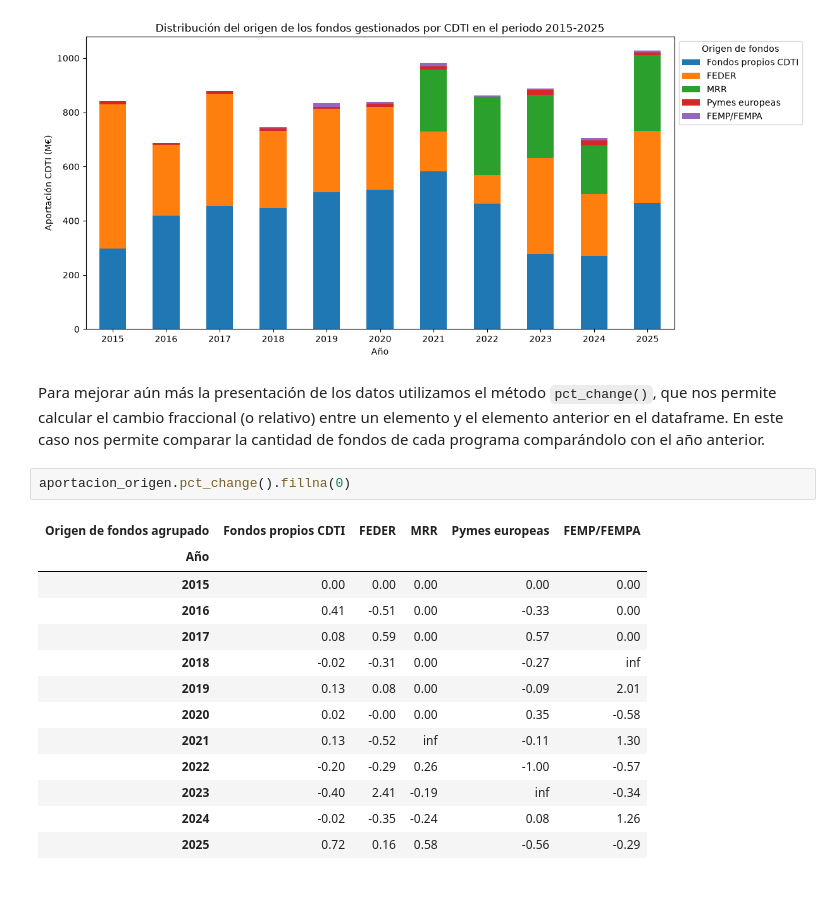
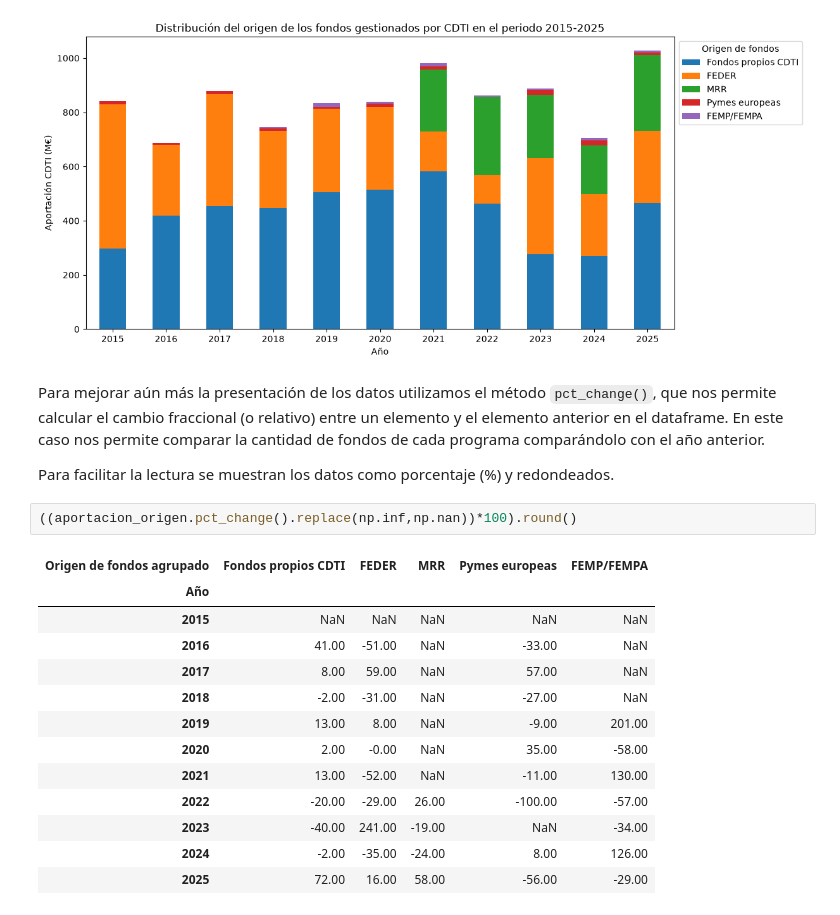
Before and after one commit to JacoboDX/cdti-funding-analysis, a Jupyter notebook: notebooks/analisis.ipynb, the cells around one changed output. Saved outputs shown, nothing was run; the diff lists cells and outputs as text.

Commit message:
Variación anual por origen de fondos

```diff
--- a/notebooks/analisis.ipynb
+++ b/notebooks/analisis.ipynb
@@ -474,22 +476,24 @@ plt.show()
 [figure]
 # %% [markdown]
 Para mejorar aún más la presentación de los datos utilizamos el método `pct_change()`, que nos permite calcular el cambio fraccional (o relativo) entre un elemento y el elemento anterior en el dataframe. En este caso nos permite comparar la cantidad de fondos de cada programa comparándolo con el año anterior.
+
+Para facilitar la lectura se muestran los datos como porcentaje (%) y redondeados.
 # %%
-aportacion_origen.pct_change().fillna(0)
+((aportacion_origen.pct_change().replace(np.inf,np.nan))*100).round()
 # %% [output]
 | Origen de fondos agrupado | Fondos propios CDTI | FEDER | MRR | Pymes europeas | FEMP/FEMPA |
 | Año |  |  |  |  |  |
-| 2015 | 0.00 | 0.00 | 0.00 | 0.00 | 0.00 |
-| 2016 | 0.41 | -0.51 | 0.00 | -0.33 | 0.00 |
-| 2017 | 0.08 | 0.59 | 0.00 | 0.57 | 0.00 |
-| 2018 | -0.02 | -0.31 | 0.00 | -0.27 | inf |
-| 2019 | 0.13 | 0.08 | 0.00 | -0.09 | 2.01 |
-| 2020 | 0.02 | -0.00 | 0.00 | 0.35 | -0.58 |
-| 2021 | 0.13 | -0.52 | inf | -0.11 | 1.30 |
-| 2022 | -0.20 | -0.29 | 0.26 | -1.00 | -0.57 |
-| 2023 | -0.40 | 2.41 | -0.19 | inf | -0.34 |
-| 2024 | -0.02 | -0.35 | -0.24 | 0.08 | 1.26 |
-| 2025 | 0.72 | 0.16 | 0.58 | -0.56 | -0.29 |
+| 2015 | NaN | NaN | NaN | NaN | NaN |
+| 2016 | 41.00 | -51.00 | NaN | -33.00 | NaN |
+| 2017 | 8.00 | 59.00 | NaN | 57.00 | NaN |
+| 2018 | -2.00 | -31.00 | NaN | -27.00 | NaN |
+| 2019 | 13.00 | 8.00 | NaN | -9.00 | 201.00 |
+| 2020 | 2.00 | -0.00 | NaN | 35.00 | -58.00 |
+| 2021 | 13.00 | -52.00 | NaN | -11.00 | 130.00 |
+| 2022 | -20.00 | -29.00 | 26.00 | -100.00 | -57.00 |
+| 2023 | -40.00 | 241.00 | -19.00 | NaN | -34.00 |
+| 2024 | -2.00 | -35.00 | -24.00 | 8.00 | 126.00 |
+| 2025 | 72.00 | 16.00 | 58.00 | -56.00 | -29.00 |
 # %% [markdown]
 Una vez analizados los datos podemos afirmar que la partida de **Fondos propios CDTI** y **FEDER** son las más importantes. En el año 2021 aparece la partida de **MRR** y se mantiene hasta 2025.
 
```
Also changed, not shown: parts of 2 cells of this notebook.
